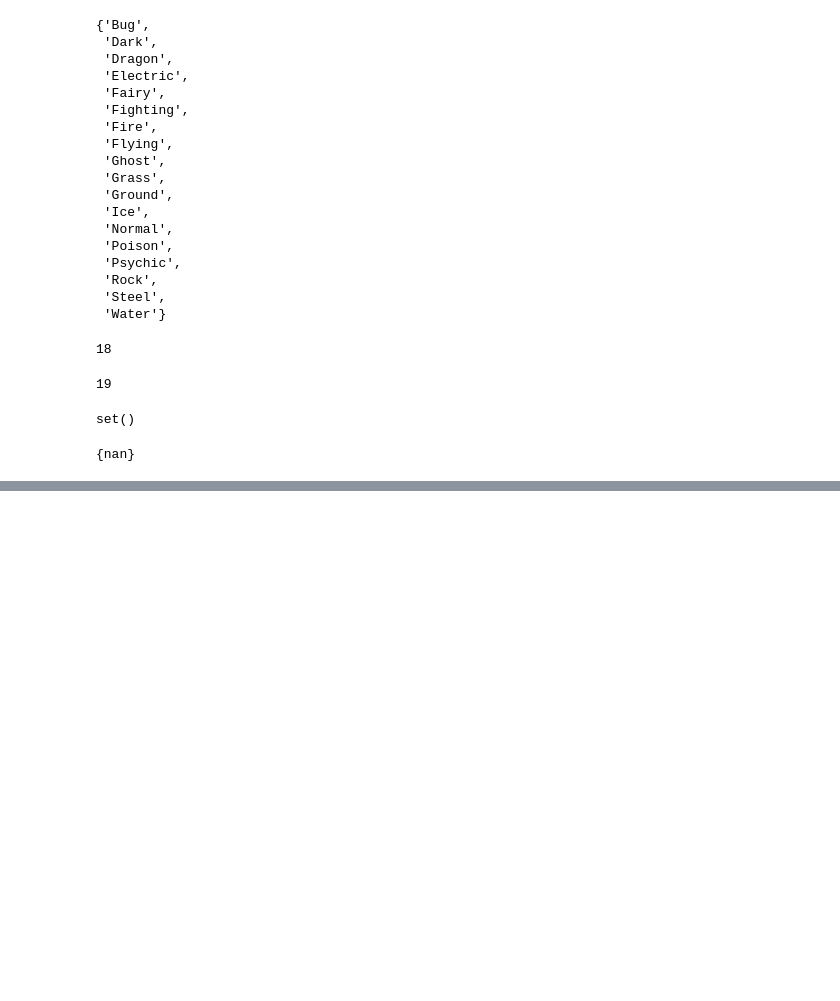
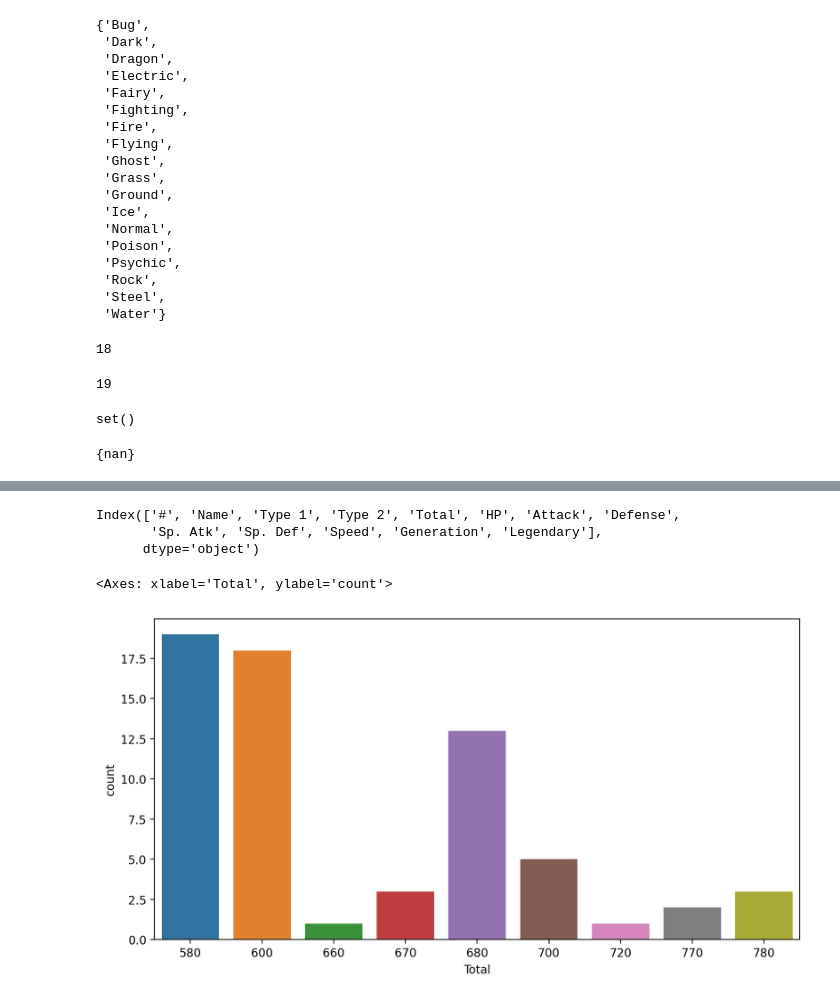
Before and after one commit to JangWoojun/big-data-analysis, a Jupyter notebook: pokemon(30619).ipynb, the cells around one changed output, grey strips where cells are left out. Saved outputs shown, nothing was run; the diff lists cells and outputs as text; code cells hidden in the pictures; blank space fills up the shorter version.

```diff
--- a/pokemon(30619).ipynb
+++ b/pokemon(30619).ipynb
@@ -196,0 +437,12 @@ set(pokemon["Type 2"]) - set(pokemon["Type 1"]) # 차집합 타입2 - 타입1
+# %%
+pokemon.columns
+# %% [output]
+Index(['#', 'Name', 'Type 1', 'Type 2', 'Total', 'HP', 'Attack', 'Defense',
+       'Sp. Atk', 'Sp. Def', 'Speed', 'Generation', 'Legendary'],
+      dtype='object')
+# %%
+plt.figure(figsize=(10, 5))
+sns.countplot(data = l_pokemon, x = "Total")
+# %% [output]
+<Axes: xlabel='Total', ylabel='count'>
+[figure, added]
```
Also changed, not shown: parts of 51 cells of this notebook.
